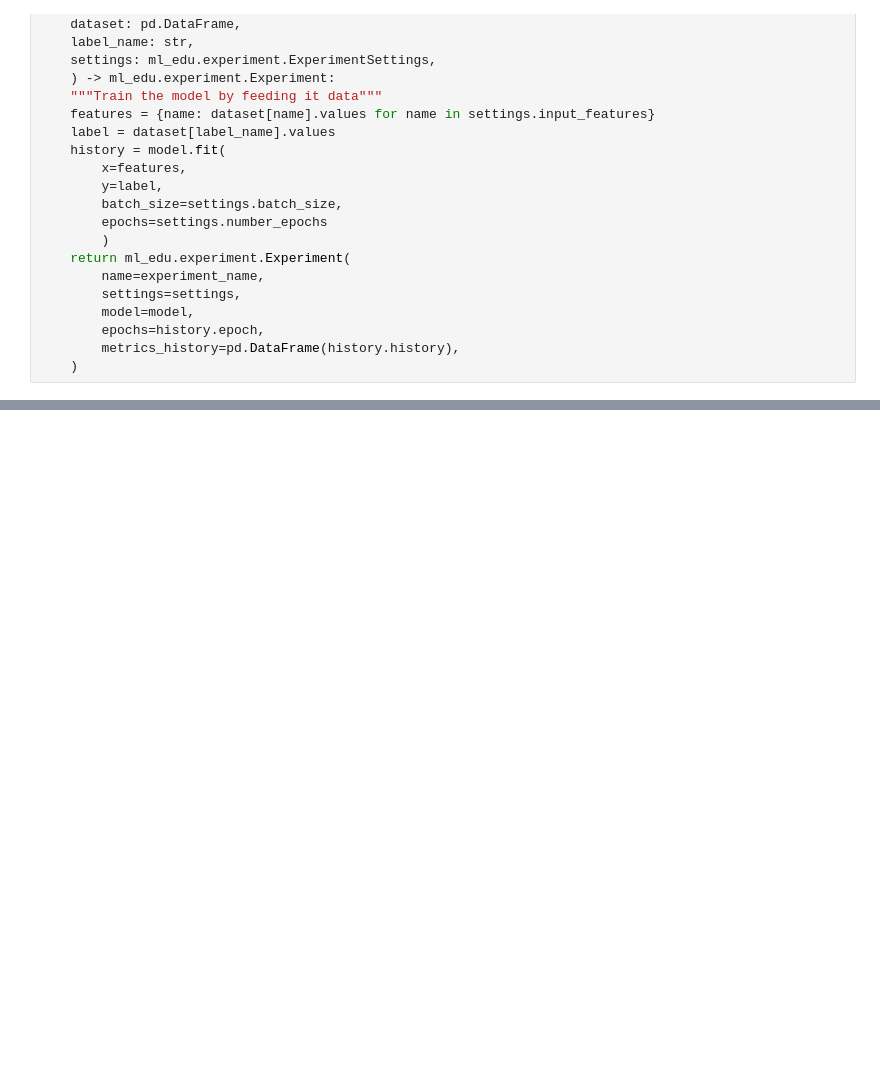
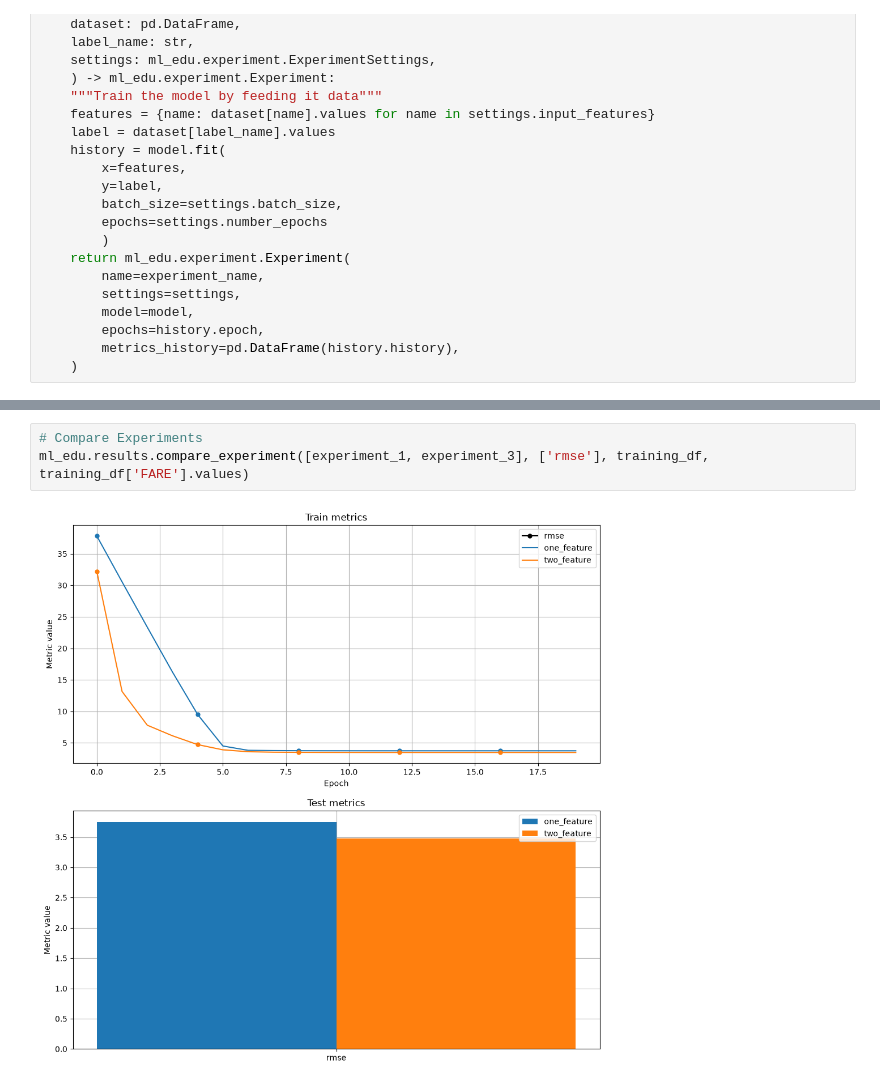
Before and after one commit to kogimurio/mlproject, a Jupyter notebook: linearRegression.ipynb, the cells around one changed output, grey strips where cells are left out. Drawn from its saved outputs; the diff is of its cells as text; blank space fills up the shorter version.

```diff
--- a/linearRegression.ipynb
+++ b/linearRegression.ipynb
@@ -315,0 +324,5 @@ Epoch 20/20
+# %%
+# Compare Experiments
+ml_edu.results.compare_experiment([experiment_1, experiment_3], ['rmse'], training_df, training_df['FARE'].values)
+# %% [output]
+[figure, added]
```
Also changed, not shown: parts of 8 cells of this notebook.
